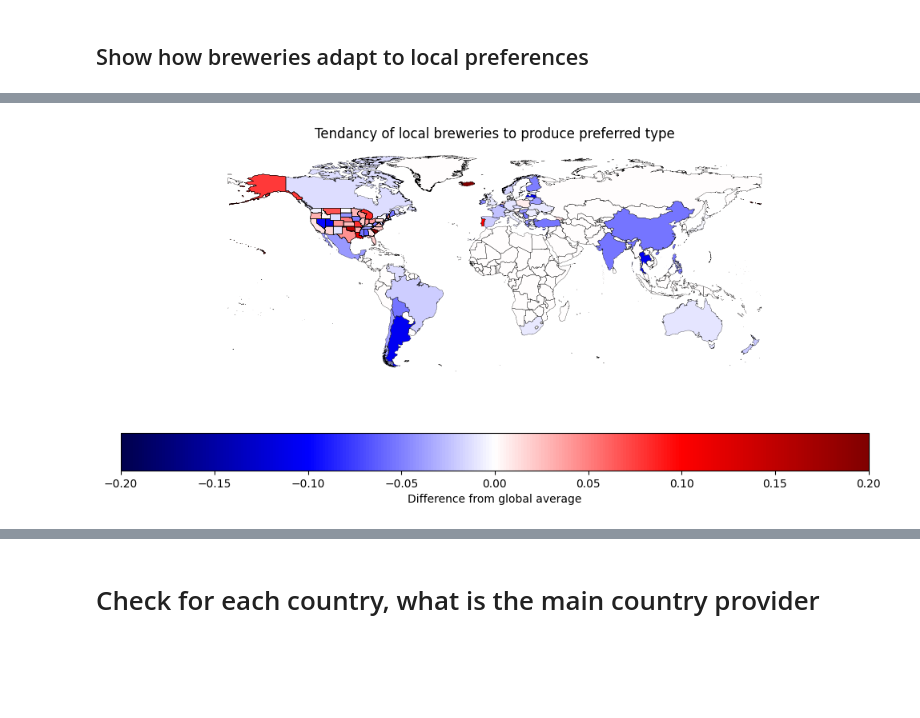
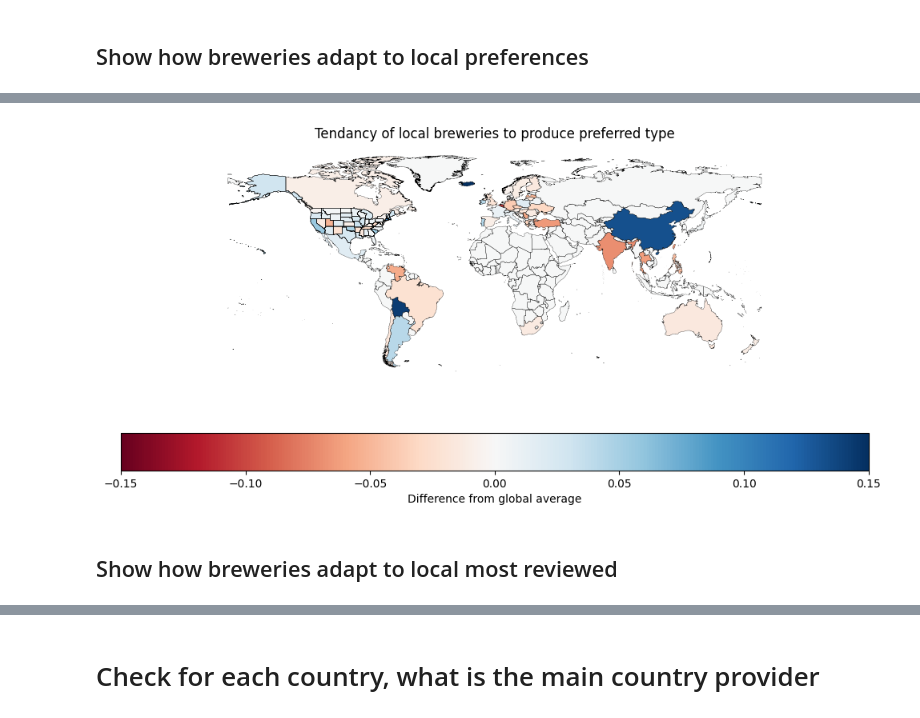
Before and after one commit to epfl-ada/ada-2023-project-dada, a Jupyter notebook: src/3.linear_regression.ipynb, the cells around one changed output, grey strips where cells are left out. Saved outputs shown, nothing was run; the diff lists cells and outputs as text; code cells hidden in the pictures; blank space fills up the shorter version.

```diff
--- a/src/3.linear_regression.ipynb
+++ b/src/3.linear_regression.ipynb
@@ -367,7 +374,7 @@ STOUTS
 BELGIANS
 PORTERS
 # %%
-for loc in lst_locations:
+"""for loc in lst_locations:
     print(loc)
     mean_deviation = 0
     for cat in diff_frac_per_loc_per_cat[loc]:
@@ -375,5 +382,5 @@ for loc in lst_locations:
         print(diff_frac_per_loc_per_cat[loc][cat])
     print(mean_deviation/3)
     #print(diff_frac_per_loc_per_cat[loc])
-#print(diff_frac_per_loc_per_cat)
+#print(diff_frac_per_loc_per_cat)"""
 # %% [output]
@@ -396,0 +392,33 @@ Canada
+# %%
+do_compare_loc_2 = True
+if do_compare_loc_2 == True:
+    # loop on every location
+    frac_per_loc_per_cat_2 = {}
+    for idx, loc in tqdm(enumerate(lst_locations), total=len(lst_locations)):
+        breweries = frac_reviews_per_brewery[loc].keys()
+
+        #styles = styles_rephrase(best_type_per_user_location[loc].keys())
+        cats = most_reviewed_cat_per_user_location[loc].keys()
+        frac_per_loc_per_cat_2[loc] = {}
+        for cat in cats:
+
+            frac_per_loc_per_cat_2[loc][cat] = 0
+            for brewery in breweries:
+                df_brewery = df_styles_reviews[df_styles_reviews['brewery_name'] == brewery][['category','brewery_name']]
+                val = list(df_brewery[df_brewery['category'] == cat].groupby('category')['category'].count()/len(df_brewery))
+
+                if val != []:
+                    frac_per_loc_per_cat_2[loc][cat] += val[0]
+
+            if len(breweries) > 0:
+                frac_per_loc_per_cat_2[loc][cat] /= len(breweries)
+            else:
+                print("No breweries for : " + loc)
+# %%
+diff_frac_per_loc_per_cat_ana2 = {}
+for loc in lst_locations:
+    diff_frac_per_loc_per_cat_ana2[loc] = {}
+    print(loc)
+    for cat in frac_per_loc_per_cat_2[loc]:
+        print(cat)
+        diff_frac_per_loc_per_cat_ana2[loc][cat] = frac_per_loc_per_cat_2[loc][cat] - global_frac_per_cat[cat]
@@ -449,4 +495,7 @@ sf_local_breweries['diff'] = 0
 for loc in lst_locations:
     #print(diff_frac_per_loc_per_cat[loc][next(iter(diff_frac_per_loc_per_cat[loc]))])
     #print(best_cat_per_user_location[loc].keys())
-    sf_local_breweries.loc[sf_local_breweries['name'] == loc, 'diff'] = diff_frac_per_loc_per_cat[loc][next(iter(diff_frac_per_loc_per_cat[loc]))]
+    print(list(diff_frac_per_loc_per_cat[loc].values()))
+    print(np.sum(np.asarray(list(diff_frac_per_loc_per_cat[loc].values())))/3)
+    #sf_local_breweries.loc[sf_local_breweries['name'] == loc, 'diff'] = diff_frac_per_loc_per_cat[loc][next(iter(diff_frac_per_loc_per_cat[loc]))]
+    sf_local_breweries.loc[sf_local_breweries['name'] == loc, 'diff'] = np.sum(np.asarray(list(diff_frac_per_loc_per_cat[loc].values())))/3
@@ -509,22 +520,22 @@ from mpl_toolkits.axes_grid1 import AxesGrid
 # %%
 # color map
 #color_map = ['orange','#dddddd','brown','green','#555555']
 # Plot the main predictor on a world map
 fig, ax = plt.subplots(1, 1, figsize=(10,5))
 sf_maincat.boundary.plot(ax=ax, linewidth=.2, color='black')
 #sf_maincat.plot(column='main_cat', cmap=colors.ListedColormap(color_map), ax=ax, legend=True, categorical=True)
 #_ =shiftedColorMap(plt.get_cmap('seismic'), -0.1, 0.28, 0.6, name='test_2')
 
-sf_local_breweries.plot(column='diff', cmap='seismic', ax=ax, legend=True, legend_kwds={"label": "Difference from global average", "orientation": "horizontal"}, vmin=-0.2, vmax=0.2)
+sf_local_breweries.plot(column='diff', cmap='RdBu', ax=ax, legend=True, legend_kwds={"label": "Difference from global average", "orientation": "horizontal"}, vmin=-0.15, vmax=0.15)
 #cbar=m.colorbar(location="bottom")
 """divnorm=colors.TwoSlopeNorm(vmin=-0.1, vcenter=0., vmax=0.6)
 pcolormesh(your_data, cmap="coolwarm", norm=divnorm)"""
 #pcm = ax.pcolormesh(sf_local_breweries, vmin=-1., vmax=1., cmap='RdBu_r')
 plt.title('Tendancy of local breweries to produce preferred type')
 plt.axis('off')
 plt.tight_layout()
 plt.savefig('../results/map_local_breweries.png')
 plt.show()
 # %% [output]
-[figure, old version]
+[figure, new version]
 # %%
@@ -531,0 +543,2 @@ lst_names = ['Northern Mariana Islands', 'Kuril Islands', 'France', 'Serbia', 'U
+# %% [markdown]
+## Show how breweries adapt to local most reviewed
```
Also changed, not shown: parts of 13 cells of this notebook, 2 other files.
